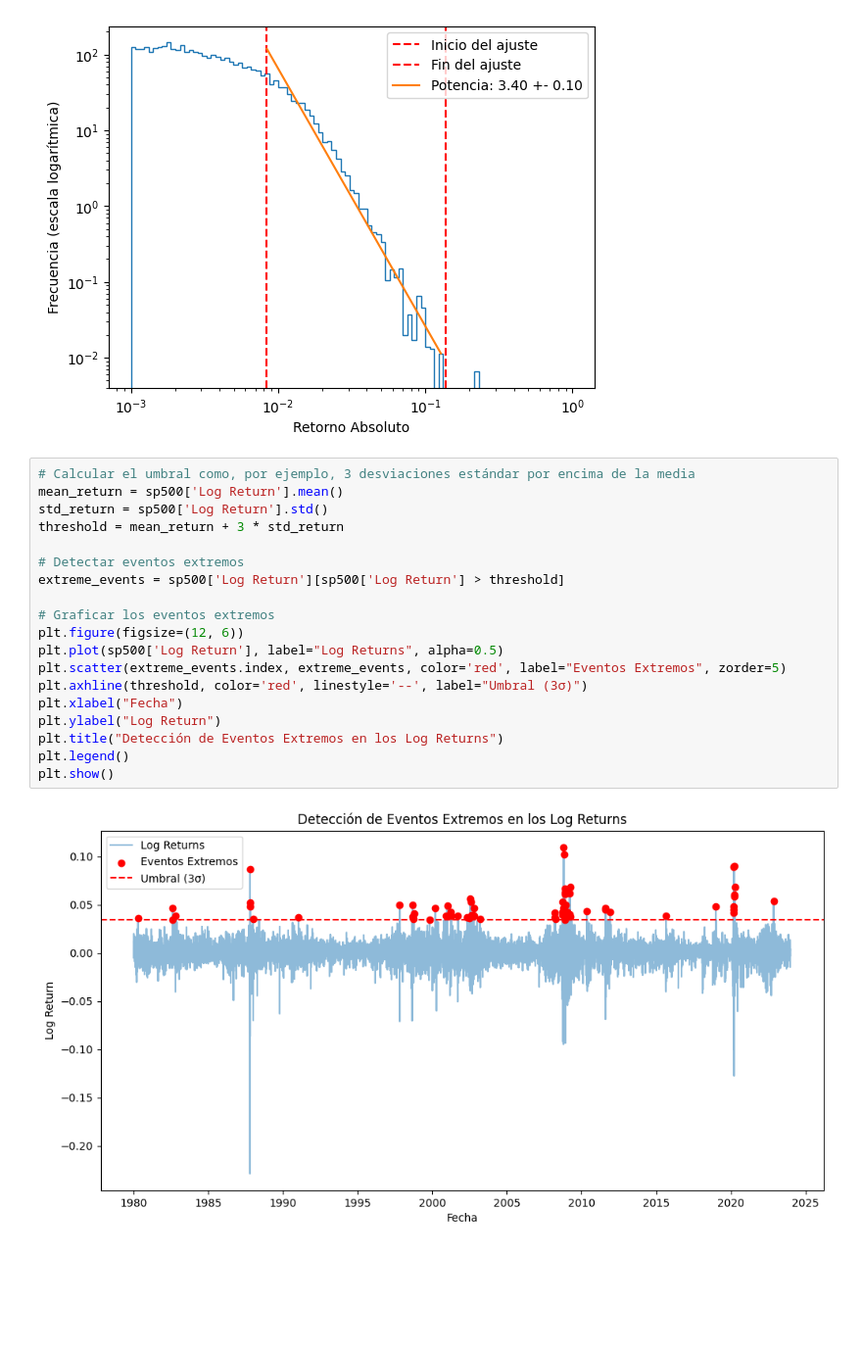
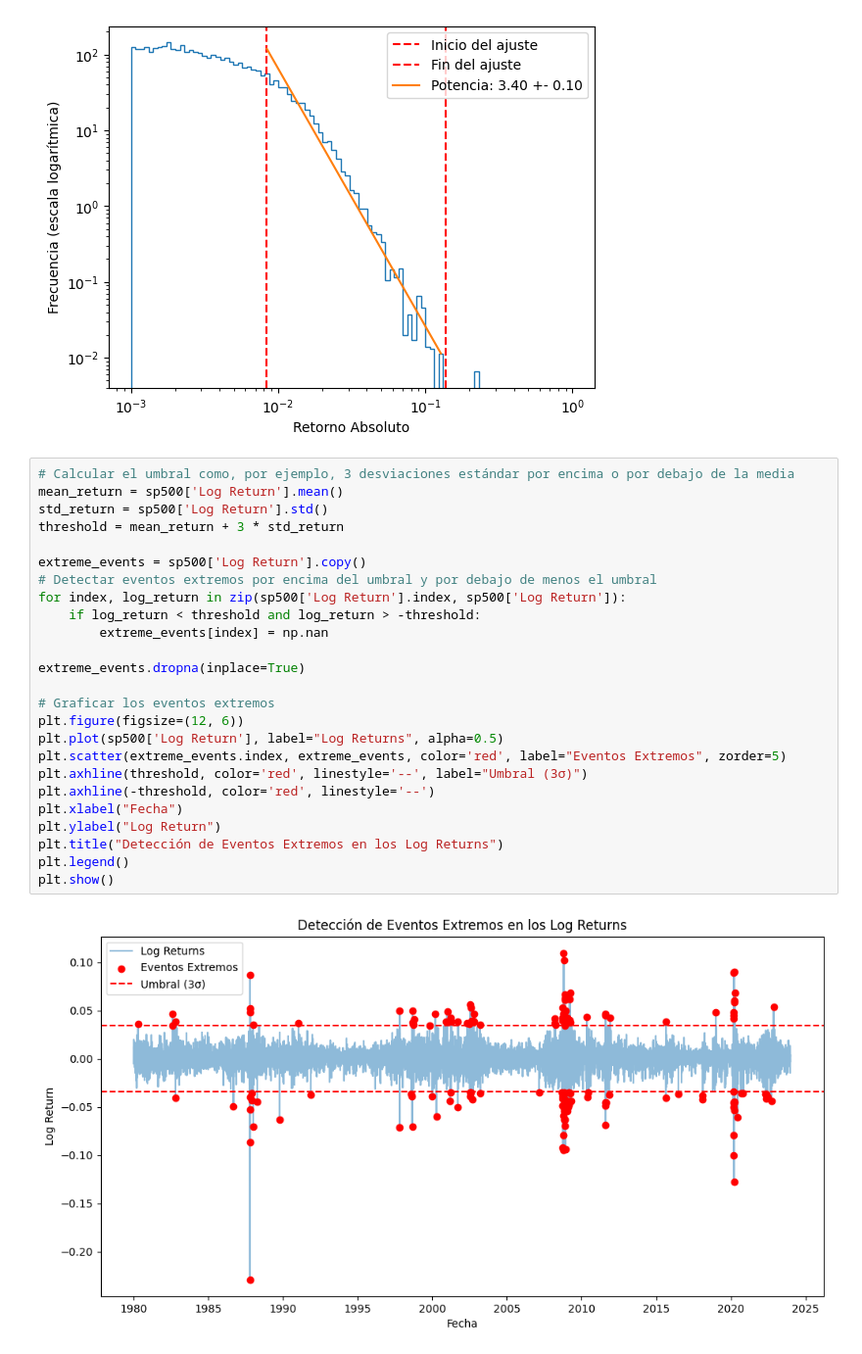
Before and after one commit to lautarogiordano/practicas-complejidad, a Jupyter notebook: p8-criticalidad/criticalidad.ipynb, the cells around one changed output. Shown at 98% size. Drawn from its saved outputs; the diff is of its cells as text; blank space fills up the shorter version.

```diff
--- a/p8-criticalidad/criticalidad.ipynb
+++ b/p8-criticalidad/criticalidad.ipynb
@@ -106,23 +106,29 @@ plt.legend()
 <matplotlib.legend.Legend at 0x...>
 [figure]
 # %%
-# Calcular el umbral como, por ejemplo, 3 desviaciones estándar por encima de la media
+# Calcular el umbral como, por ejemplo, 3 desviaciones estándar por encima o por debajo de la media
 mean_return = sp500['Log Return'].mean()
 std_return = sp500['Log Return'].std()
 threshold = mean_return + 3 * std_return
 
-# Detectar eventos extremos
-extreme_events = sp500['Log Return'][sp500['Log Return'] > threshold]
+extreme_events = sp500['Log Return'].copy()
+# Detectar eventos extremos por encima del umbral y por debajo de menos el umbral
+for index, log_return in zip(sp500['Log Return'].index, sp500['Log Return']):
+    if log_return < threshold and log_return > -threshold:
+        extreme_events[index] = np.nan
+
+extreme_events.dropna(inplace=True)
 
 # Graficar los eventos extremos
 plt.figure(figsize=(12, 6))
 plt.plot(sp500['Log Return'], label="Log Returns", alpha=0.5)
 plt.scatter(extreme_events.index, extreme_events, color='red', label="Eventos Extremos", zorder=5)
 plt.axhline(threshold, color='red', linestyle='--', label="Umbral (3σ)")
+plt.axhline(-threshold, color='red', linestyle='--')
 plt.xlabel("Fecha")
 plt.ylabel("Log Return")
 plt.title("Detección de Eventos Extremos en los Log Returns")
 plt.legend()
 plt.show()
 # %% [output]
-[figure, old version]
+[figure, new version]
```
Also changed, not shown: parts of 9 cells of this notebook.
